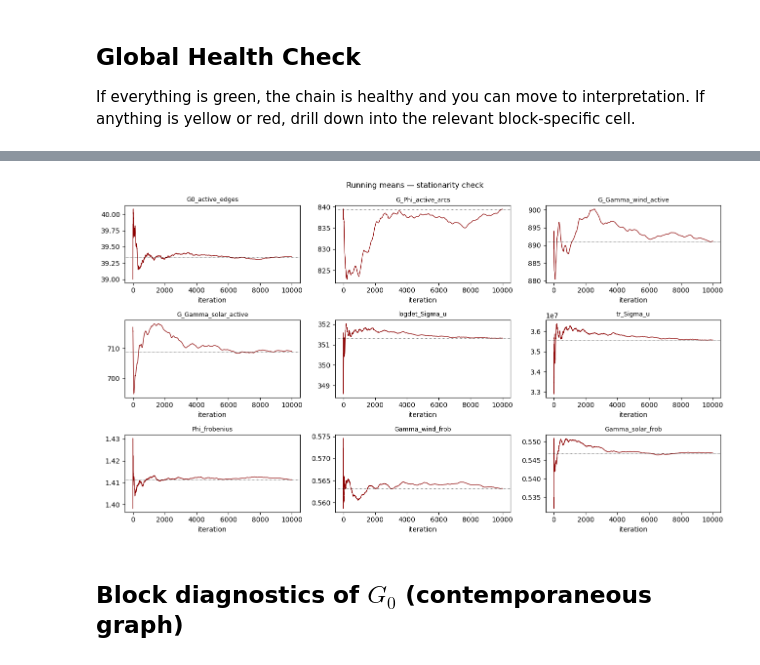
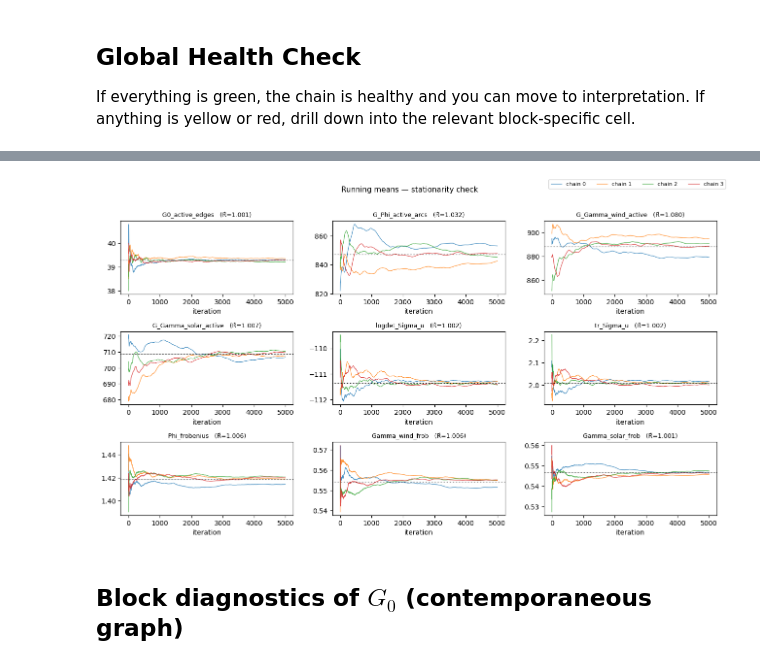
Before and after one commit to Silvia-Guidi/tesi, a Jupyter notebook: notebooks/diagnostics.ipynb, the cells around one changed output, grey strips where cells are left out. Saved outputs shown, nothing was run; the diff lists cells and outputs as text; code cells hidden in the pictures.

```diff
--- a/notebooks/diagnostics.ipynb
+++ b/notebooks/diagnostics.ipynb
@@ -15,6 +15,7 @@ This notebook produces convergence diagnostics, mixing analysis, and posterior s
 NOTEBOOK_DIR = Path.cwd()
 PROJECT_ROOT = NOTEBOOK_DIR.parent
 SAMPLES_DIR  = PROJECT_ROOT / "outputs"
+OUTPUT_DIR   = PROJECT_ROOT / "outputs"
 
 LAG_LABELS = {0: "lag 1", 1: "lag 7"}
 
@@ -342,47 +589,65 @@ def plot_running_means(scalars: dict[str, np.ndarray],
                        keys: list[str],
                        title: str,
                        out_path: Path | None = None) -> None:
+    """Running-mean convergence check.
+
+    scalars[key] has shape (n_chains, N_KEEP). One subplot per quantity,
+    one running-mean line PER CHAIN. Chains kept separate on purpose:
+    the diagnostic is whether the four running means converge to the
+    same level.
+    """
     n_q = len(keys)
     n_cols = 3
     n_rows = int(np.ceil(n_q / n_cols))
     fig, axes = plt.subplots(n_rows, n_cols, figsize=(13, 2.5 * n_rows),
                              squeeze=False)
 
     for k, key in enumerate(keys):
         ax = axes[k // n_cols, k % n_cols]
-        x = scalars[key]
-        running = np.cumsum(x) / np.arange(1, x.size + 1)
-        ax.plot(running, lw=0.9, color="darkred")
-        ax.axhline(x.mean(), color="black", ls=":", lw=0.7)
-        ax.set_title(key, fontsize=9)
+        x = np.atleast_2d(scalars[key])          # (n_chains, N_KEEP)
+        m, n_draws = x.shape
+        it = np.arange(1, n_draws + 1)
+
+        # One running mean per chain.
+        for c in range(m):
+            running = np.cumsum(x[c]) / it
+            ax.plot(running, lw=0.9, alpha=0.8, label=f"chain {c}")
+
+        # Pooled mean across all chains as reference.
+        ax.axhline(x.mean(), color="black", ls=":", lw=0.8)
+
+        # R-hat in the title ties the panel to the dashboard.
+        r = rhat(x)
+        flag = "" if (np.isnan(r) or r < 1.1) else "  ⚠"
+        ax.set_title(f"{key}   (R̂={r:.3f}){flag}", fontsize=9)
         ax.set_xlabel("iteration")
 
-    # Hide unused subplots
     for k in range(n_q, n_rows * n_cols):
         axes[k // n_cols, k % n_cols].axis("off")
 
+    handles, labels = axes[0, 0].get_legend_handles_labels()
+    fig.legend(handles, labels, loc="upper right", fontsize=8, ncol=N_CHAINS)
     fig.suptitle(title, fontsize=11)
-    fig.tight_layout()
+    fig.tight_layout(rect=[0, 0, 1, 0.97])
     if out_path:
         fig.savefig(out_path, dpi=120)
     plt.show()
-
 
 # Pick the most important quantities for the health check
 DASHBOARD_KEYS = [
     "G0_active_edges", "G_Phi_active_arcs",
      "G_Gamma_wind_active",  "G_Gamma_solar_active",
     "logdet_Sigma_u", "tr_Sigma_u",
     "Phi_frobenius", "spectral_radius",
     "Gamma_wind_frob", "Gamma_solar_frob",
 
 ]
 DASHBOARD_KEYS = [k for k in DASHBOARD_KEYS if k in scalars]
 
 plot_running_means(scalars, DASHBOARD_KEYS,
                    "Running means — stationarity check")
 # %% [output]
-[figure, old version]
+[figure, new version]
 # %% [markdown]
 ## Block diagnostics of $G_0$ (contemporaneous graph)
 # %%
```
Also changed, not shown: parts of 18 cells of this notebook, 8 other files.
